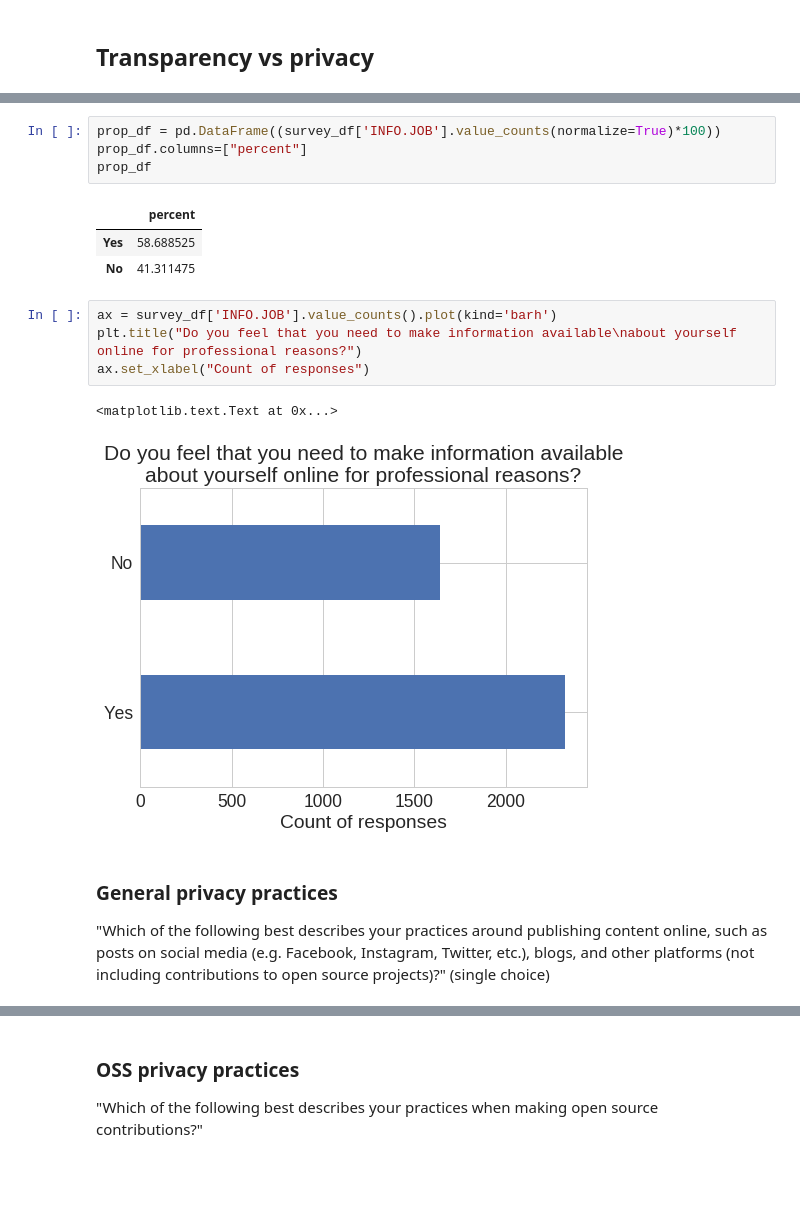
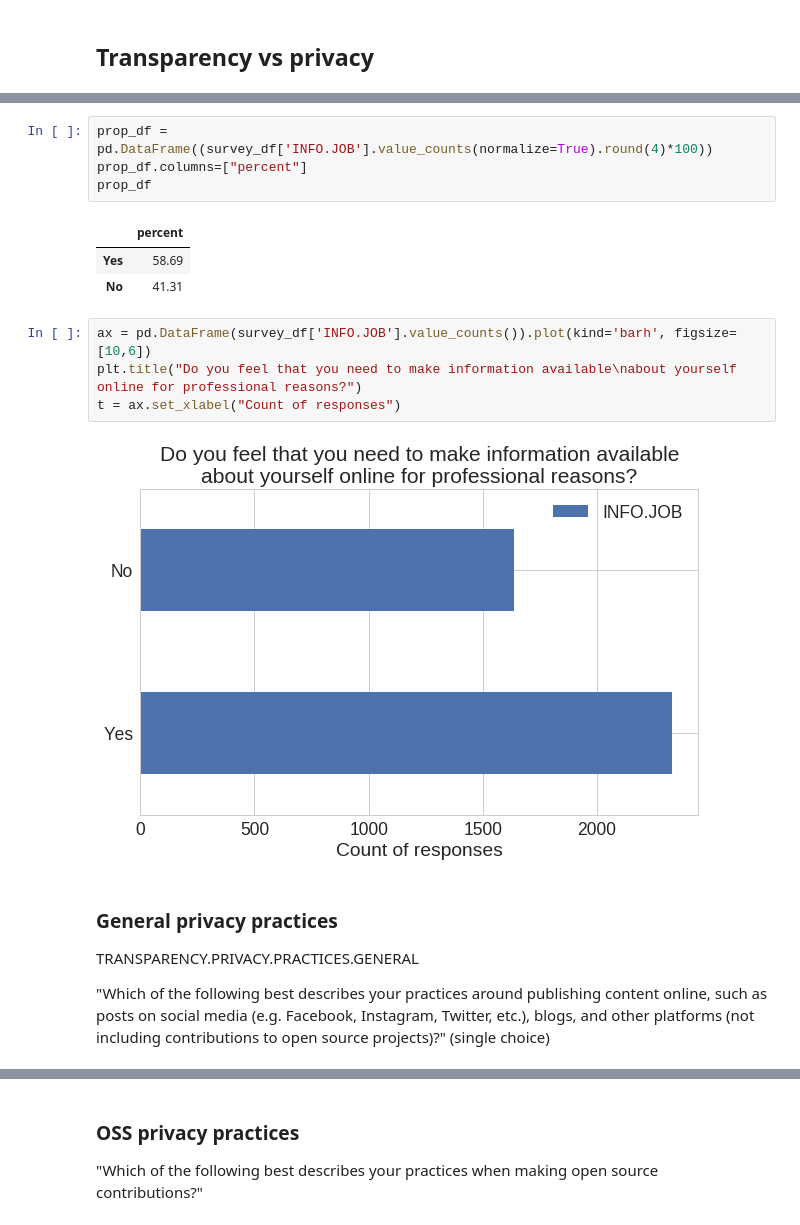
Before and after one commit to staeiou/github-survey-analysis, a Jupyter notebook: github-survey-descriptive-stats.ipynb, the cells around one changed output, grey strips where cells are left out. Saved outputs shown, nothing was run; the diff lists cells and outputs as text; blank space fills up the shorter version.

```diff
--- a/github-survey-descriptive-stats.ipynb
+++ b/github-survey-descriptive-stats.ipynb
@@ -781,20 +822,21 @@ Name: INFO.JOB, dtype: int64
 # %%
-prop_df = pd.DataFrame((survey_df['INFO.JOB'].value_counts(normalize=True)*100))
+prop_df = pd.DataFrame((survey_df['INFO.JOB'].value_counts(normalize=True).round(4)*100))
 prop_df.columns=["percent"]
 prop_df
 # %% [output]
 |  | percent |
-| Yes | 58.688525 |
-| No | 41.311475 |
+| Yes | 58.69 |
+| No | 41.31 |
 # %%
-ax = survey_df['INFO.JOB'].value_counts().plot(kind='barh')
+ax = pd.DataFrame(survey_df['INFO.JOB'].value_counts()).plot(kind='barh', figsize=[10,6])
 plt.title("Do you feel that you need to make information available\nabout yourself online for professional reasons?")
-ax.set_xlabel("Count of responses")
+t = ax.set_xlabel("Count of responses")
 # %% [output]
-<matplotlib.text.Text at 0x...>
-[figure, old version]
+[figure, new version]
 # %% [markdown]
 ### General privacy practices
 
+TRANSPARENCY.PRIVACY.PRACTICES.GENERAL
+
 "Which of the following best describes your practices around publishing content online, such as posts on social media (e.g. Facebook, Instagram, Twitter, etc.), blogs, and other platforms (not including contributions to open source projects)?" (single choice)
 # %%
```
Also changed, not shown: parts of 277 cells of this notebook.
